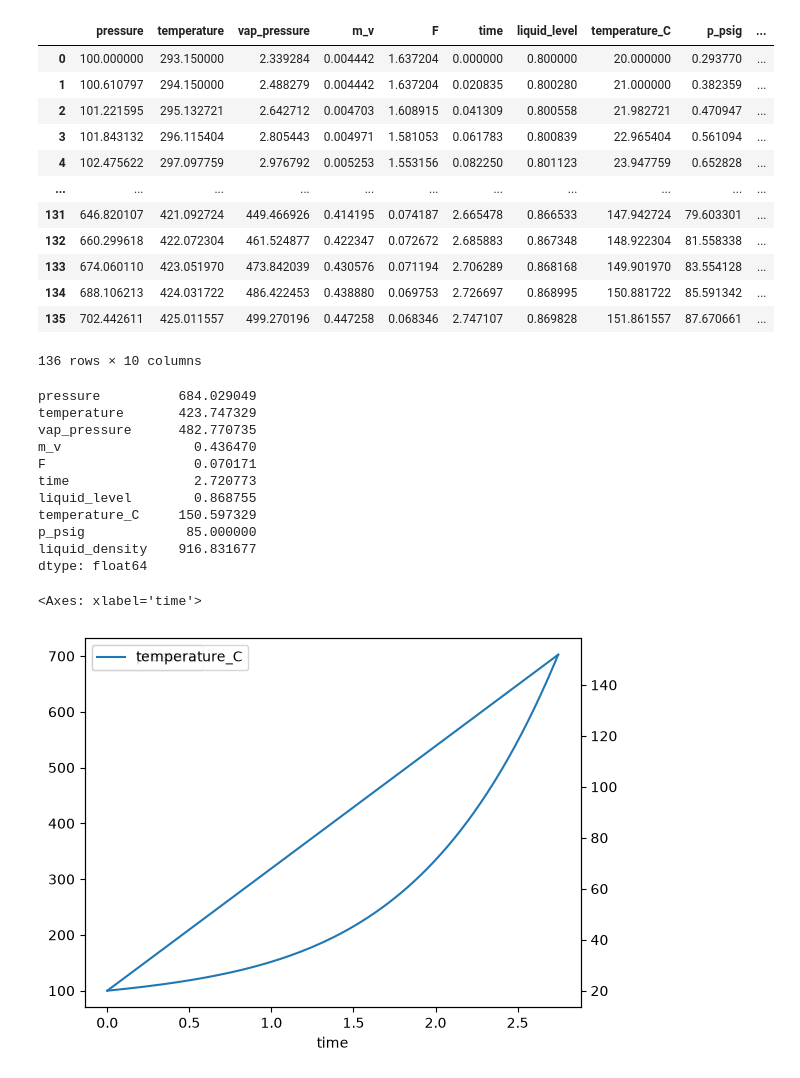
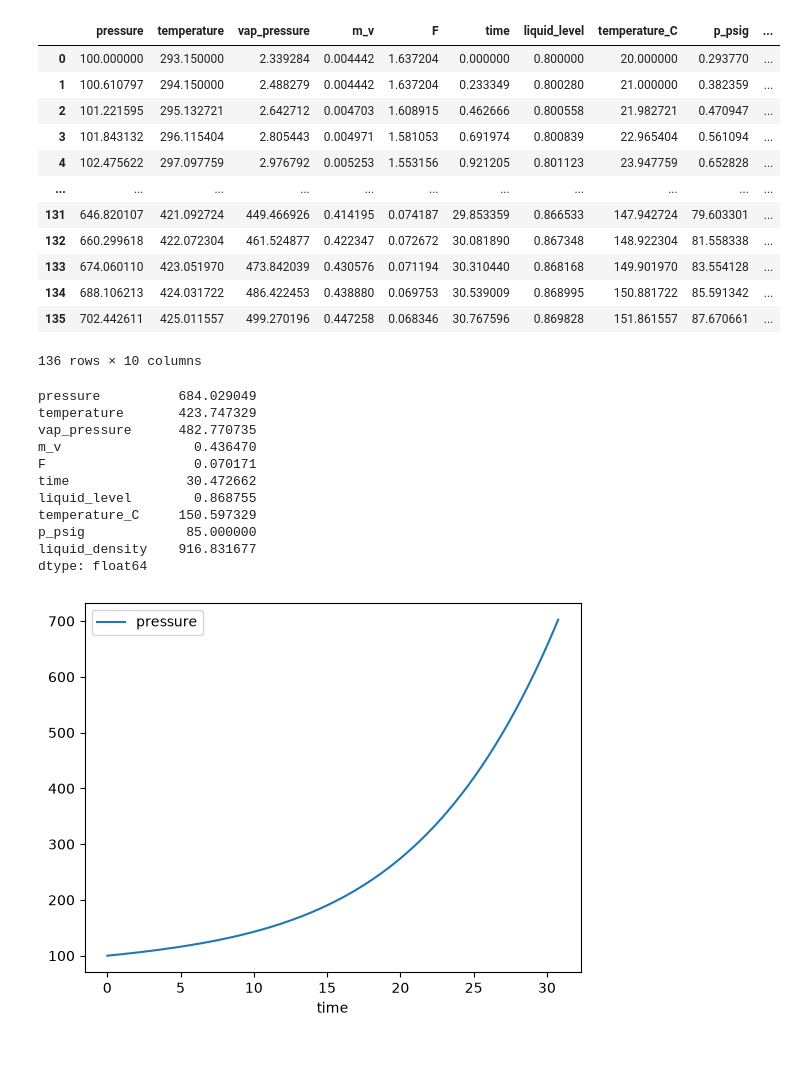
Before and after one commit to jack-sparrowh/Constant-Volume-Heating, a Jupyter notebook: const_vol.ipynb, the cells around one changed output. Drawn from its saved outputs; the diff is of its cells as text; code cells hidden in the pictures.

```diff
--- a/const_vol.ipynb
+++ b/const_vol.ipynb
@@ -214,7 +214,7 @@ def find_profile(T_0, P_0, P_e, max_temp_step, liquid_mass, component_json, init
 
         P_i = P[i-1] + max_temp_step / F_list[i-1]
         T_i = T[i-1] + F_i * (P_i - P[i-1])
-        t_i = t[i-1] + ( (comp.m_s - mv_list[i-1]) * comp.C_v_l + mv_list[i-1] * comp.C_v_v + comp.m_N * 1.005 ) * (T_i - T[i-1]) / (heat_input * 3600)
+        t_i = t[i-1] + ( (comp.m_s - mv_list[i-1]) * comp.C_v_l + mv_list[i-1] * comp.C_v_v + comp.m_N * 1.005 ) * (T_i - T[i-1]) / (heat_input * 60)
 
         P.append(P_i)
         T.append(T_i)
@@ -235,7 +235,7 @@ def find_profile(T_0, P_0, P_e, max_temp_step, liquid_mass, component_json, init
 
     return profile
 # %%
-w = find_profile(20, 100, 700, 1, 1000, water, 0.8, heat_input=56)
+w = find_profile(20, 100, 700, 1, 1000, water, 0.8, heat_input=300)
 
 ex_index = ((w['p_psig'] - 85)**2).sort_values().index
 ex_upper, ex_lower = ex_index[[0, 1]]
@@ -245,16 +245,16 @@ w
 # %% [output]
 |  | pressure | temperature | vap_pressure | m_v | F | time | liquid_level | temperature_C | p_psig | ... |
 | 0 | 100.000000 | 293.150000 | 2.339284 | 0.004442 | 1.637204 | 0.000000 | 0.800000 | 20.000000 | 0.293770 | ... |
-| 1 | 100.610797 | 294.150000 | 2.488279 | 0.004442 | 1.637204 | 0.020835 | 0.800280 | 21.000000 | 0.382359 | ... |
-| 2 | 101.221595 | 295.132721 | 2.642712 | 0.004703 | 1.608915 | 0.041309 | 0.800558 | 21.982721 | 0.470947 | ... |
-| 3 | 101.843132 | 296.115404 | 2.805443 | 0.004971 | 1.581053 | 0.061783 | 0.800839 | 22.965404 | 0.561094 | ... |
-| 4 | 102.475622 | 297.097759 | 2.976792 | 0.005253 | 1.553156 | 0.082250 | 0.801123 | 23.947759 | 0.652828 | ... |
+| 1 | 100.610797 | 294.150000 | 2.488279 | 0.004442 | 1.637204 | 0.233349 | 0.800280 | 21.000000 | 0.382359 | ... |
+| 2 | 101.221595 | 295.132721 | 2.642712 | 0.004703 | 1.608915 | 0.462666 | 0.800558 | 21.982721 | 0.470947 | ... |
+| 3 | 101.843132 | 296.115404 | 2.805443 | 0.004971 | 1.581053 | 0.691974 | 0.800839 | 22.965404 | 0.561094 | ... |
+| 4 | 102.475622 | 297.097759 | 2.976792 | 0.005253 | 1.553156 | 0.921205 | 0.801123 | 23.947759 | 0.652828 | ... |
 | ... | ... | ... | ... | ... | ... | ... | ... | ... | ... | ... |
-| 131 | 646.820107 | 421.092724 | 449.466926 | 0.414195 | 0.074187 | 2.665478 | 0.866533 | 147.942724 | 79.603301 | ... |
-| 132 | 660.299618 | 422.072304 | 461.524877 | 0.422347 | 0.072672 | 2.685883 | 0.867348 | 148.922304 | 81.558338 | ... |
-| 133 | 674.060110 | 423.051970 | 473.842039 | 0.430576 | 0.071194 | 2.706289 | 0.868168 | 149.901970 | 83.554128 | ... |
-| 134 | 688.106213 | 424.031722 | 486.422453 | 0.438880 | 0.069753 | 2.726697 | 0.868995 | 150.881722 | 85.591342 | ... |
-| 135 | 702.442611 | 425.011557 | 499.270196 | 0.447258 | 0.068346 | 2.747107 | 0.869828 | 151.861557 | 87.670661 | ... |
+| 131 | 646.820107 | 421.092724 | 449.466926 | 0.414195 | 0.074187 | 29.853359 | 0.866533 | 147.942724 | 79.603301 | ... |
+| 132 | 660.299618 | 422.072304 | 461.524877 | 0.422347 | 0.072672 | 30.081890 | 0.867348 | 148.922304 | 81.558338 | ... |
+| 133 | 674.060110 | 423.051970 | 473.842039 | 0.430576 | 0.071194 | 30.310440 | 0.868168 | 149.901970 | 83.554128 | ... |
+| 134 | 688.106213 | 424.031722 | 486.422453 | 0.438880 | 0.069753 | 30.539009 | 0.868995 | 150.881722 | 85.591342 | ... |
+| 135 | 702.442611 | 425.011557 | 499.270196 | 0.447258 | 0.068346 | 30.767596 | 0.869828 | 151.861557 | 87.670661 | ... |
 136 rows × 10 columns
 # %%
 extrapolated_set
@@ -264,7 +264,7 @@ temperature       423.747329
 vap_pressure      482.770735
 m_v                 0.436470
 F                   0.070171
-time                2.720773
+time               30.472662
 liquid_level        0.868755
 temperature_C     150.597329
 p_psig             85.000000
@@ -272,8 +272,5 @@ liquid_density    916.831677
 dtype: float64
 # %%
 ax = w.plot(x='time', y='pressure')
-ax_t = ax.twinx()
-w.plot(x='time', y='temperature_C', ax=ax_t)
 # %% [output]
-<Axes: xlabel='time'>
-[figure, old version]
+[figure, new version]
```
